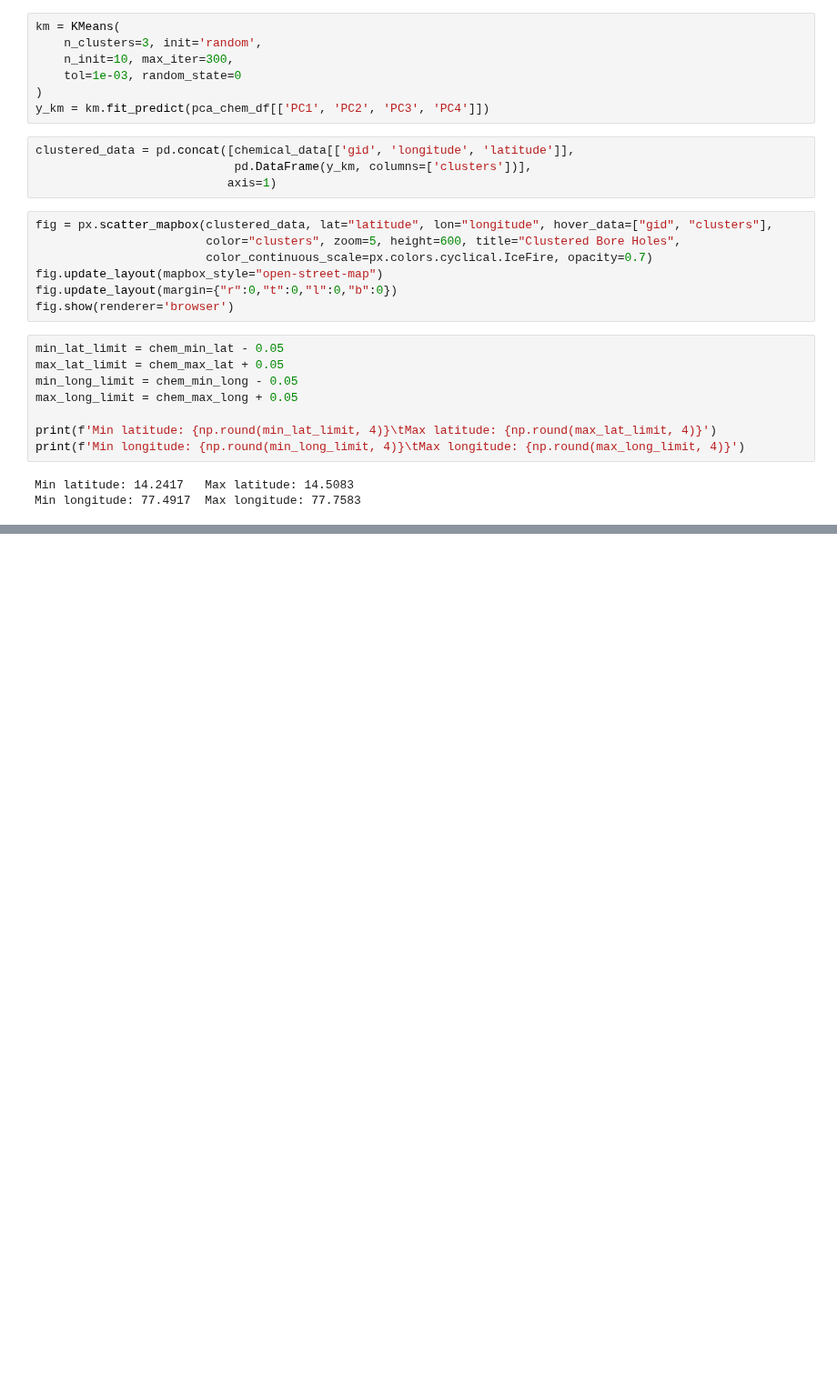
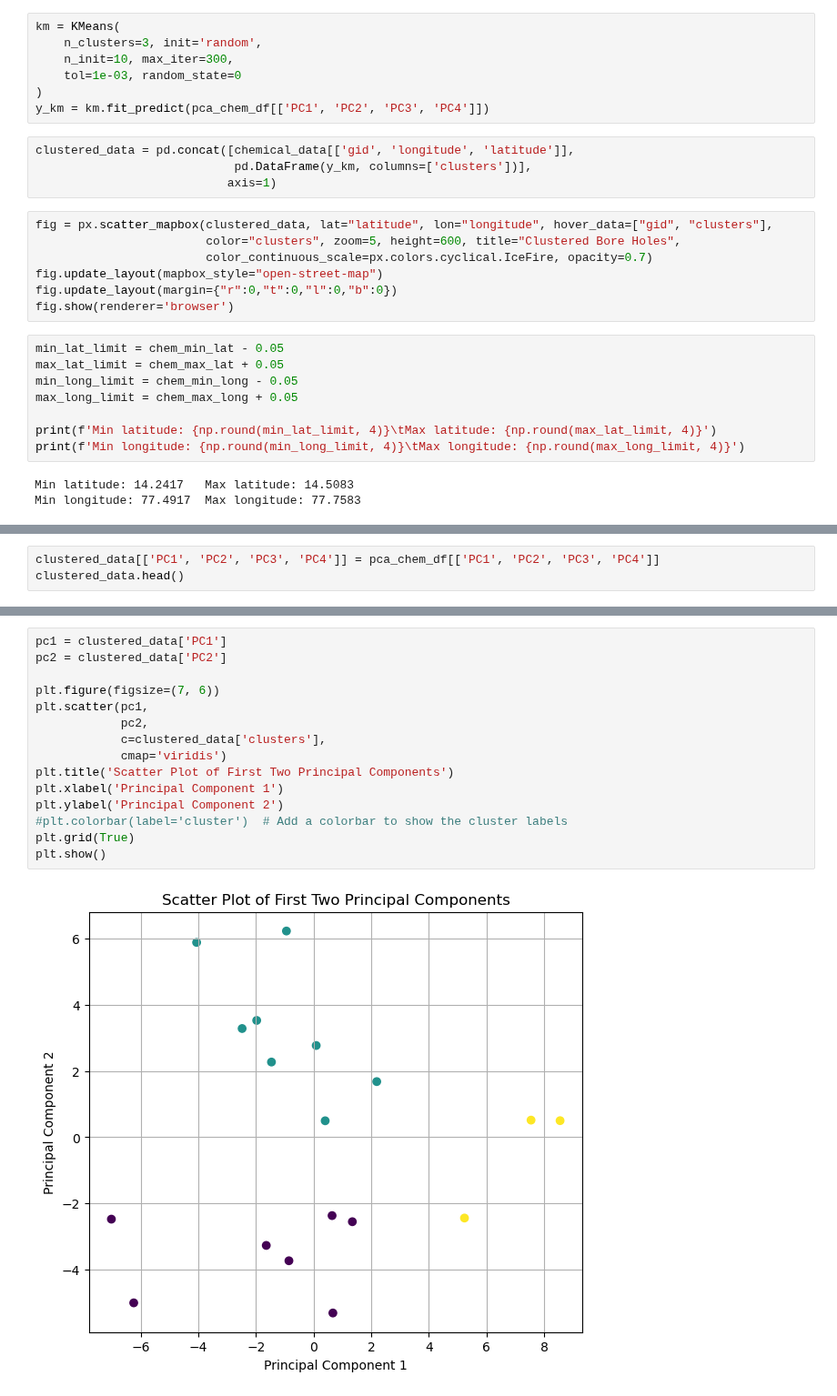
Before and after one commit to Ashish-Sasna/CMT-GSC-AI, a Jupyter notebook: Stream sediments.ipynb, the cells around one changed output, grey strips where cells are left out. Shown at 91% size. Saved outputs shown, nothing was run; the diff lists cells and outputs as text; blank space fills up the shorter version.

```diff
--- a/Stream sediments.ipynb
+++ b/Stream sediments.ipynb
@@ -651,0 +696,3 @@ for fig in fig_list:
+# %%
+clustered_data[['PC1', 'PC2', 'PC3', 'PC4']] = pca_chem_df[['PC1', 'PC2', 'PC3', 'PC4']]
+clustered_data.head()
@@ -651,0 +706,17 @@ for fig in fig_list:
+# %%
+pc1 = clustered_data['PC1']
+pc2 = clustered_data['PC2']
+
+plt.figure(figsize=(7, 6))
+plt.scatter(pc1,
+            pc2,
+            c=clustered_data['clusters'],
+            cmap='viridis')
+plt.title('Scatter Plot of First Two Principal Components')
+plt.xlabel('Principal Component 1')
+plt.ylabel('Principal Component 2')
+#plt.colorbar(label='cluster')  # Add a colorbar to show the cluster labels
+plt.grid(True)
+plt.show()
+# %% [output]
+[figure, added]
```
Also changed, not shown: parts of 7 cells of this notebook, 3 other files.
